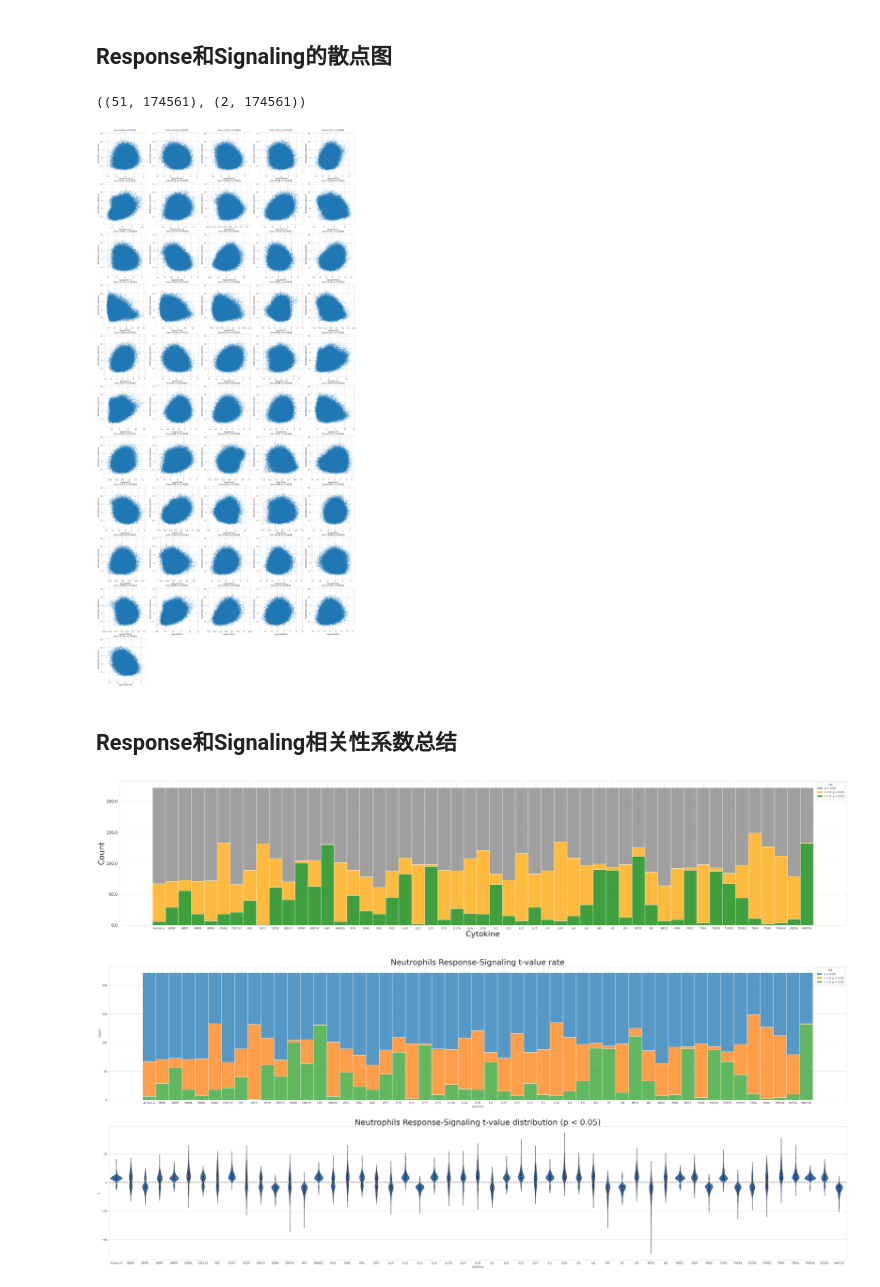
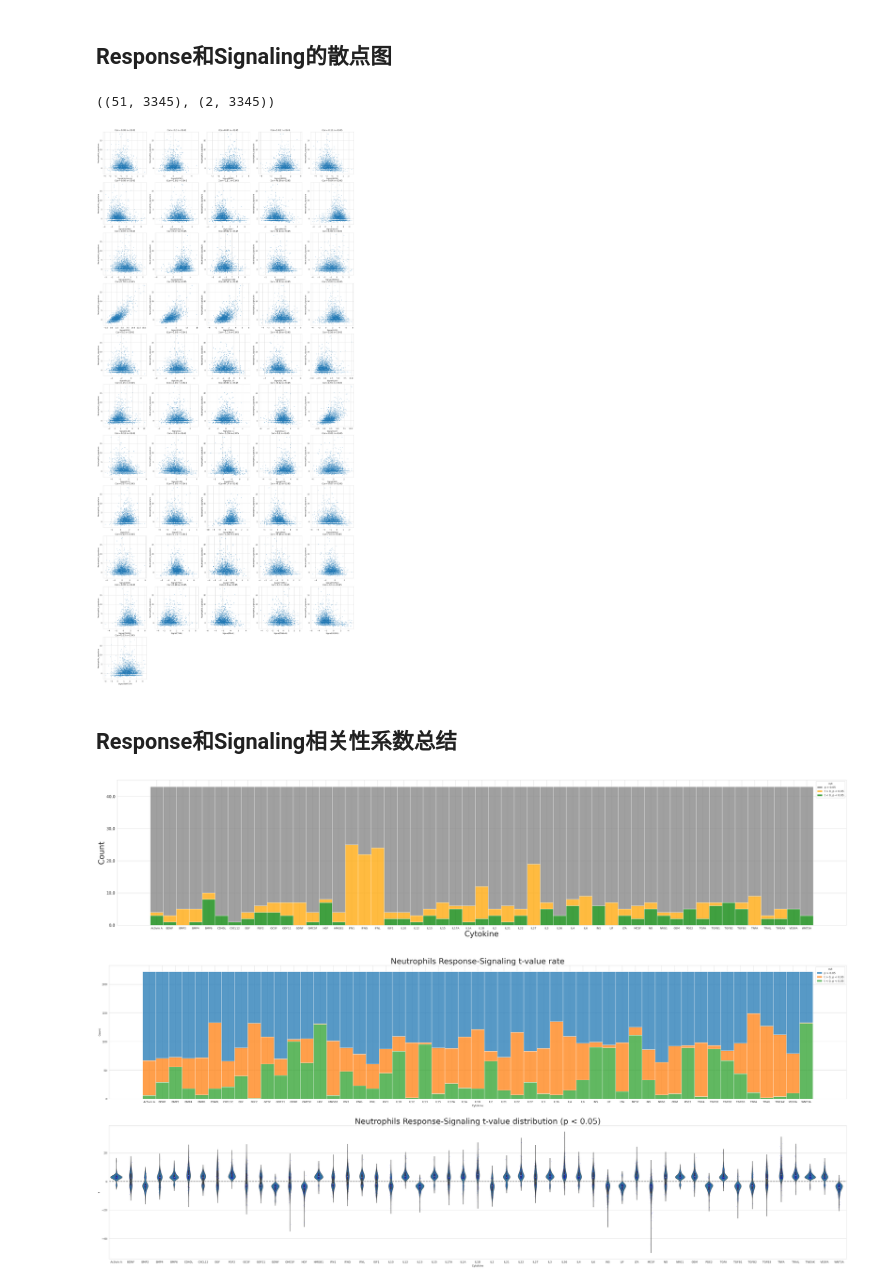
Before and after one commit to yoyoong/Tres, a Jupyter notebook: 2.mTres/qc_plot.ipynb, the cells around one changed output. Cells and saved outputs as stored; diff of their text form; code cells hidden in the pictures.

```diff
--- a/2.mTres/qc_plot.ipynb
+++ b/2.mTres/qc_plot.ipynb
@@ -7,7 +7,7 @@ import seaborn as sns
 ## Response和Signaling的散点图
 # %%
 celltype = 'Neutrophils'
-sample = 'Gao2024'
+sample = 'NSCLC_GSE127465'
 
 if celltype == 'CD8T':
     signature = 'Prolifertion'
@@ -23,11 +23,11 @@ elif celltype == 'Neutrophils':
     signature = 'Neutrophils_signature'
     celltype_in_column = 'Neutrophils'
     celltype_in_file = 'Neutrophils'
-    # response_path = f'/sibcb2/bioinformatics2/hongyuyang/dataset/Tres/2.tisch_data/3-3.Neutrophils_response2/{sample}.csv'
-    response_path = f'/sibcb2/bioinformatics2/hongyuyang/dataset/Tres/2.tisch_data/1.neutrophil_data/Gao2024/Gao2024.response.csv'
+    response_path = f'/sibcb2/bioinformatics2/hongyuyang/dataset/Tres/2.tisch_data/3-3.Neutrophils_response/{sample}.csv'
+    # response_path = f'/sibcb2/bioinformatics2/hongyuyang/dataset/Tres/2.tisch_data/1.neutrophil_data/Gao2024/Gao2024.response.csv'
 
-# signaling_path = f'/sibcb2/bioinformatics2/hongyuyang/dataset/Tres/2.tisch_data/2.Signaling/{sample}.csv'
-signaling_path = '/sibcb2/bioinformatics2/hongyuyang/dataset/Tres/2.tisch_data/1.neutrophil_data/Gao2024/Gao2024.signaling.csv'
+signaling_path = f'/sibcb2/bioinformatics2/hongyuyang/dataset/Tres/2.tisch_data/2.Signaling/{sample}.csv'
+# signaling_path = '/sibcb2/bioinformatics2/hongyuyang/dataset/Tres/2.tisch_data/1.neutrophil_data/Gao2024/Gao2024.signaling.csv'
 signaling_data = pd.read_csv(signaling_path, delimiter='\t', index_col=0, header=0)
 celltype_list = [v.split('.')[0] for v in signaling_data.columns]
 filter_flag = [v for v in signaling_data.columns if v.split('.')[0] == celltype_in_column]
@@ -37,7 +37,7 @@ response_data = pd.read_csv(response_path, delimiter='\t', index_col=0, header=0
 
 signaling_data.shape, response_data.shape
 # %% [output]
-((51, 174561), (2, 174561))
+((51, 3345), (2, 3345))
 # %%
 import matplotlib.gridspec as gridspec
 from scipy.stats import pearsonr
@@ -66,33 +66,33 @@ for cytokine in list(signaling_data.index):
     i += 1
 plt.show()
 # %% [output]
-[figure, old version]
+[figure, new version]
 # %% [markdown]
 ## Response和Signaling相关性系数总结
 # %%
 celltype = 'Neutrophils'
-# qc_result_path = f'/sibcb2/bioinformatics2/hongyuyang/dataset/Tres/2.tisch_data/4.qc_result/qc_result.{celltype}.csv'
-qc_result_path = '/sibcb2/bioinformatics2/hongyuyang/dataset/Tres/2.tisch_data/1.neutrophil_data/Gao2024/qc_result.Neutrophils.csv'
+qc_result_path = f'/sibcb2/bioinformatics2/hongyuyang/dataset/Tres/2.tisch_data/4.qc_result/qc_result.{celltype}.csv'
+# qc_result_path = '/sibcb2/bioinformatics2/hongyuyang/dataset/Tres/2.tisch_data/1.neutrophil_data/Gao2024/qc_result.Neutrophils.csv'
 qc_result_data = pd.read_csv(qc_result_path, sep="\t", header=0)
 
 def get_group(x):
     if x.t >= 0 and x.p <= 0.05:
         return "t > 0, p < 0.05"
     elif x.t <= 0 and x.p <= 0.05:
         return "t < 0, p < 0.05"
     elif x.p > 0.05:
         return "p > 0.05"
 qc_result_data['cut'] = qc_result_data.apply(lambda x: get_group(x), axis=1)
 
 fig = plt.figure(figsize=(50, 10))
 histplot = sns.histplot(data=qc_result_data, x="Cytokine", hue="cut", multiple="stack",
                         palette={'t > 0, p < 0.05':'orange', 't < 0, p < 0.05':'green', 'p > 0.05':'grey'})
 histplot.xaxis.label.set_size(30)
 histplot.yaxis.label.set_size(30)
 histplot.set_yticklabels(histplot.get_yticks(), size = 15)
 plt.show()
 # %% [output]
-[figure, old version]
+[figure, new version]
 # %%
 # celltype = 'Neutrophils'
 # qc_result_path = f'/sibcb2/bioinformatics2/hongyuyang/dataset/Tres/2.tisch_data/4.qc_result/qc_result.{celltype}.csv'
```
Also changed, not shown: 9 other files.
